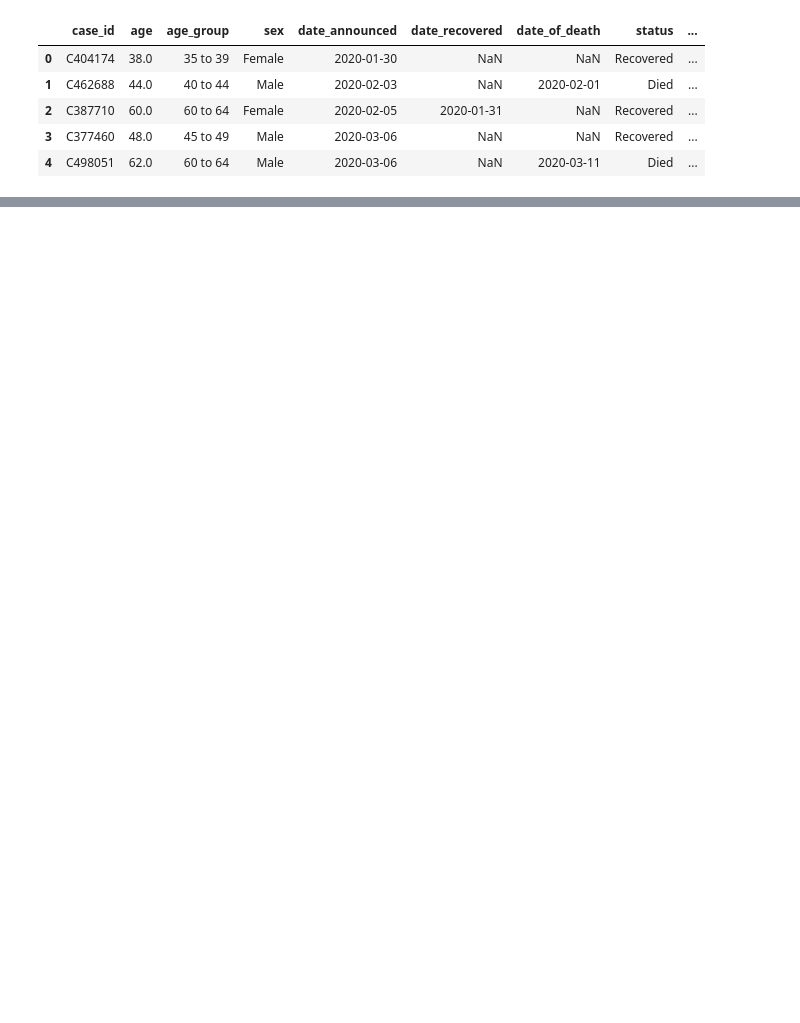
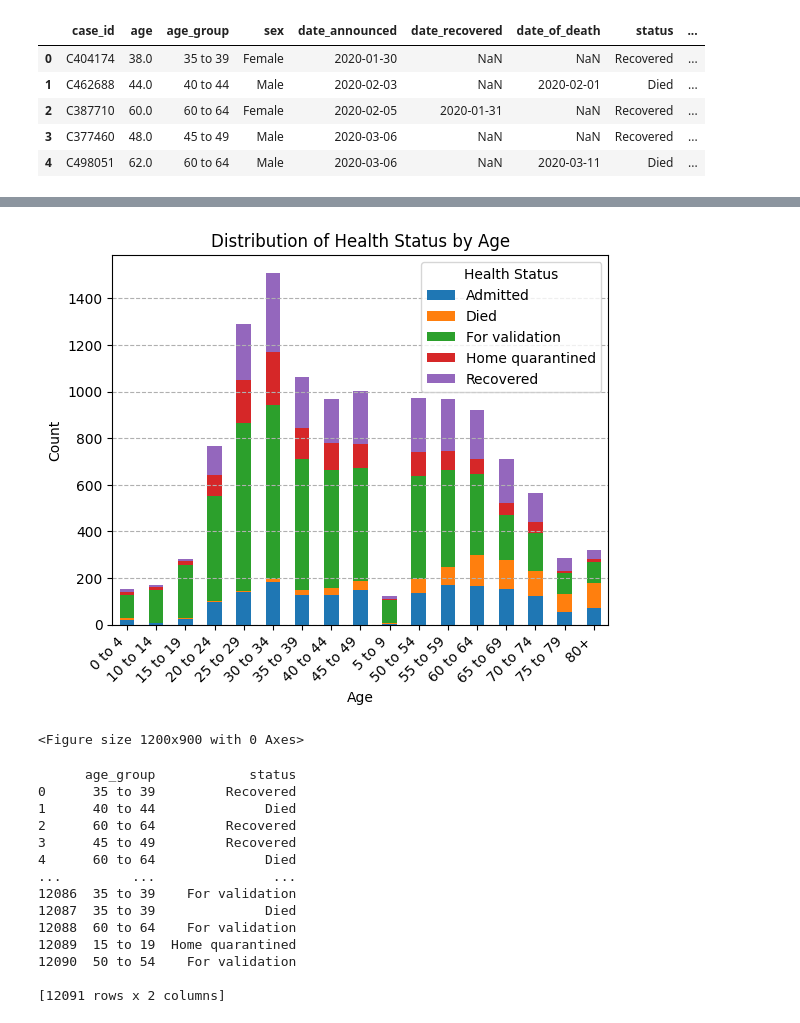
Before and after one commit to Ashvalano/covid_data_analysis, a Jupyter notebook: covid analysis.ipynb, the cells around one changed output, grey strips where cells are left out. Cells and saved outputs as stored; diff of their text form; code cells hidden in the pictures; blank space fills up the shorter version.

```diff
--- a/covid analysis.ipynb
+++ b/covid analysis.ipynb
@@ -14,0 +108,33 @@ covid_data.head()
+# %%
+age_health = covidData[['age_group', 'status']]
+cross_tab = pd.crosstab(age_health['age_group'], age_health['status'])
+
+cross_tab.plot(kind='bar', stacked=True)
+plt.xlabel('Age')
+plt.ylabel('Count')
+
+plt.title('Distribution of Health Status by Age')
+plt.legend(title='Health Status')
+
+plt.xticks(rotation=45, ha='right')
+plt.grid(axis='y', linestyle='--')
+plt.figure(figsize = (12,9))
+plt.tight_layout()
+plt.show()
+# %% [output]
+[figure, added]
+<Figure size 1200x900 with 0 Axes>
+      age_group            status
+0      35 to 39         Recovered
+1      40 to 44              Died
+2      60 to 64         Recovered
+3      45 to 49         Recovered
+4      60 to 64              Died
+...         ...               ...
+12086  35 to 39    For validation
+12087  35 to 39              Died
+12088  60 to 64    For validation
+12089  15 to 19  Home quarantined
+12090  50 to 54    For validation
+
+[12091 rows x 2 columns]
```
Also changed, not shown: parts of 9 cells of this notebook.
